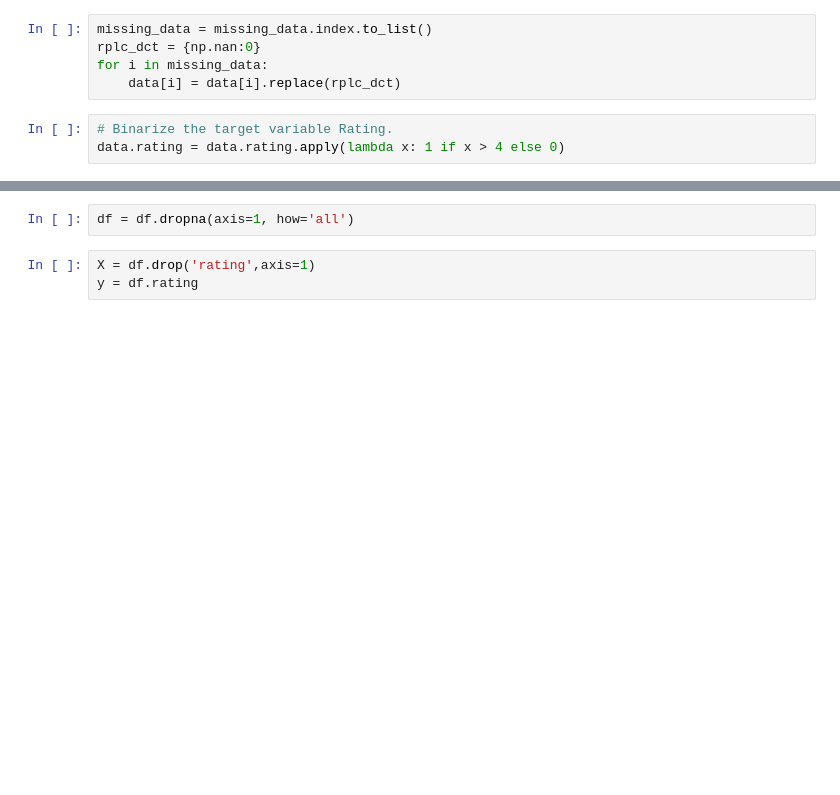
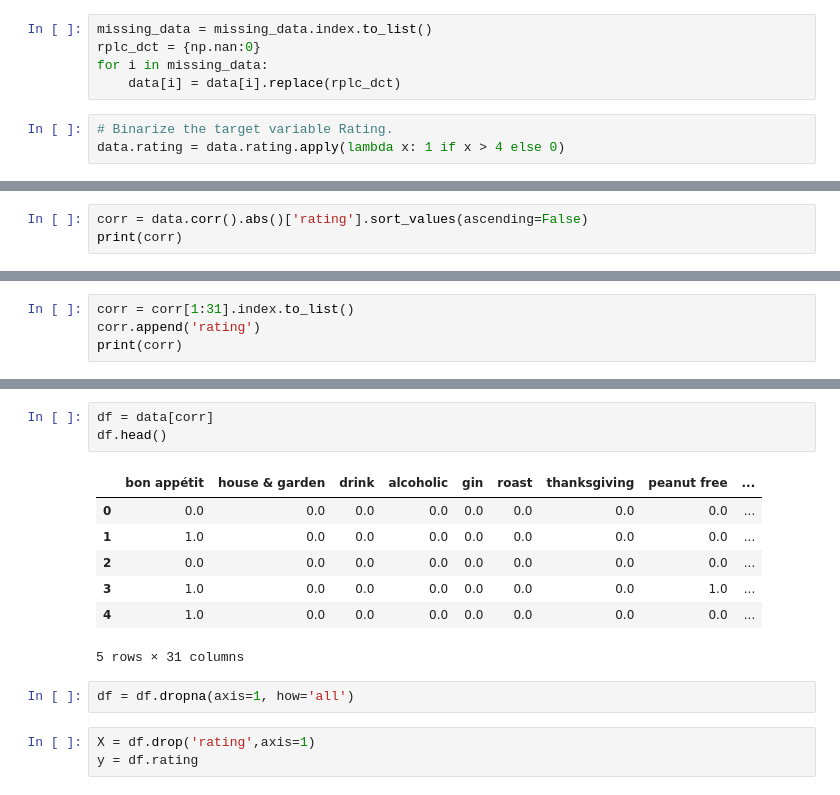
Before and after one commit to rajinigurijala/Thinkful, a Jupyter notebook: SVMChallenge.ipynb, the cells around one changed output, grey strips where cells are left out. Cells and saved outputs as stored; diff of their text form; blank space fills up the shorter version.

```diff
--- a/SVMChallenge.ipynb
+++ b/SVMChallenge.ipynb
@@ -64,0 +49,3 @@ df.head()
+# %%
+corr = data.corr().abs()['rating'].sort_values(ascending=False)
+print(corr)
@@ -64,0 +70,4 @@ df.head()
+# %%
+corr = corr[1:31].index.to_list()
+corr.append('rating')
+print(corr)
@@ -65,3 +96,14 @@ df.head()
+# %%
+df = data[corr]
+df.head()
+# %% [output]
+|  | bon appétit | house & garden | drink | alcoholic | gin | roast | thanksgiving | peanut free | ... |
+| 0 | 0.0 | 0.0 | 0.0 | 0.0 | 0.0 | 0.0 | 0.0 | 0.0 | ... |
+| 1 | 1.0 | 0.0 | 0.0 | 0.0 | 0.0 | 0.0 | 0.0 | 0.0 | ... |
+| 2 | 0.0 | 0.0 | 0.0 | 0.0 | 0.0 | 0.0 | 0.0 | 0.0 | ... |
+| 3 | 1.0 | 0.0 | 0.0 | 0.0 | 0.0 | 0.0 | 0.0 | 1.0 | ... |
+| 4 | 1.0 | 0.0 | 0.0 | 0.0 | 0.0 | 0.0 | 0.0 | 0.0 | ... |
+5 rows × 31 columns
 # %%
 df = df.dropna(axis=1, how='all')
 # %%
```
Also changed, not shown: parts of 12 cells of this notebook.
